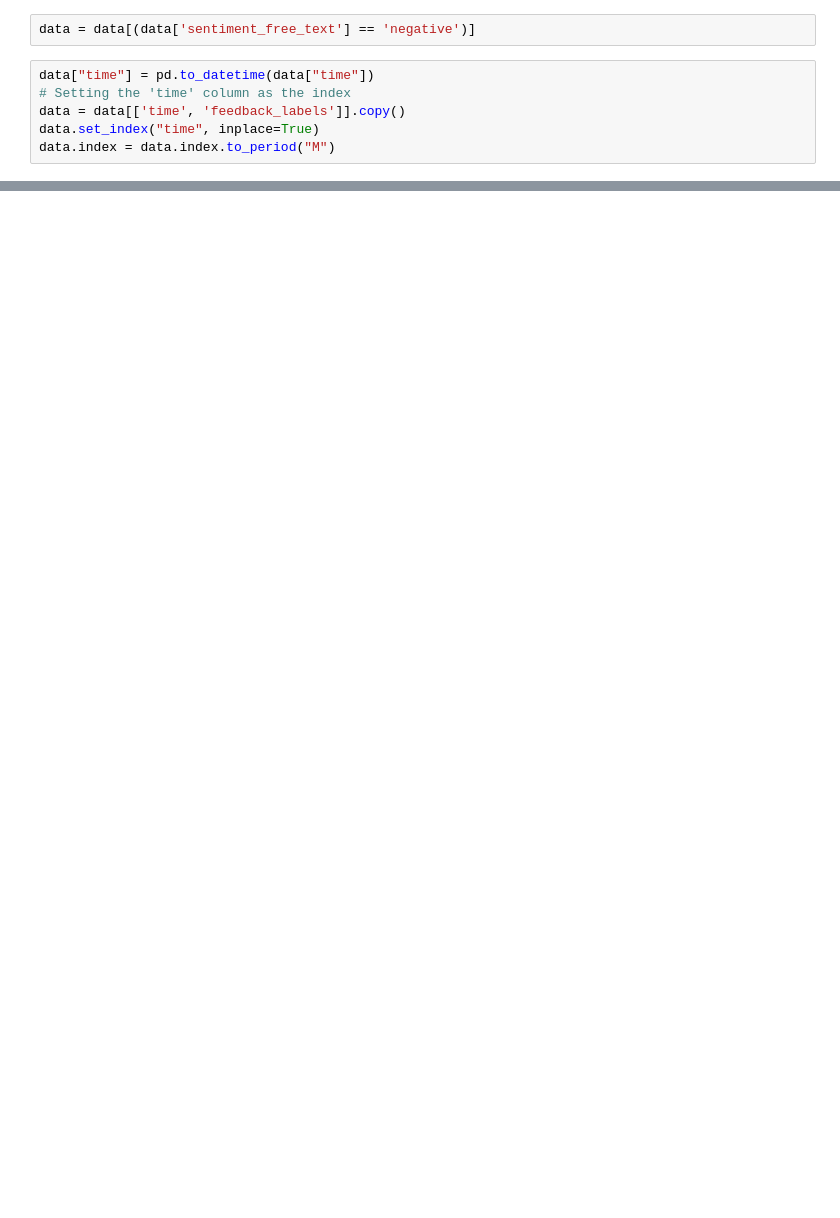
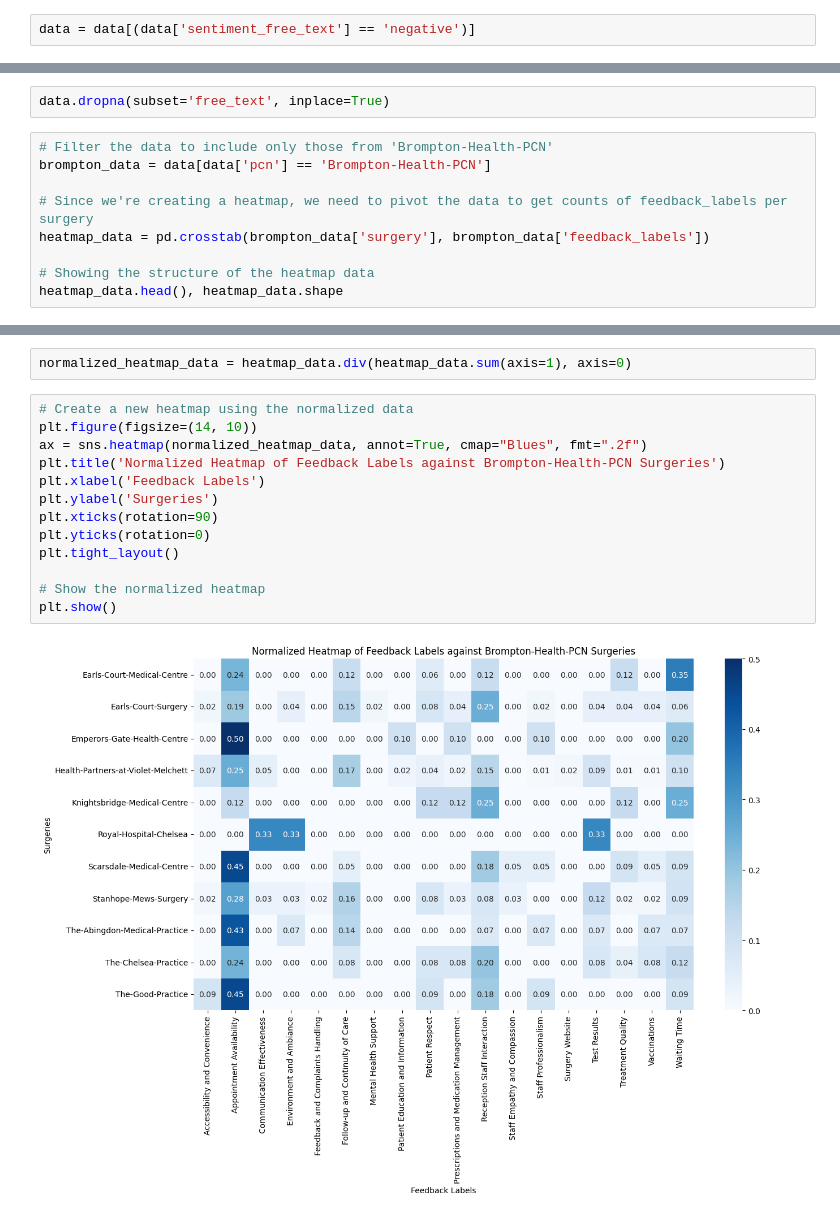
Before and after one commit to janduplessis883/ai-medreview, a Jupyter notebook: notebooks/Untitled.ipynb, the cells around one changed output, grey strips where cells are left out. Drawn from its saved outputs; the diff is of its cells as text; blank space fills up the shorter version.

```diff
--- a/notebooks/Untitled.ipynb
+++ b/notebooks/Untitled.ipynb
@@ -14,9 +14,3 @@ data.head()
 | 4 | 2023-07-13 15:31:00 | Extremely likely | I was spoken to politely on the p... | No I was happy with everything | Earls-Court-Surgery | Brompton-Health-PCN | neutral | 0.756987 | ... |
 # %%
 data = data[(data['sentiment_free_text'] == 'negative')]
-# %%
-data["time"] = pd.to_datetime(data["time"])
-# Setting the 'time' column as the index
-data = data[['time', 'feedback_labels']].copy()
-data.set_index("time", inplace=True)
-data.index = data.index.to_period("M")
@@ -156,0 +23,11 @@ KeyError: 'Time'
+# %%
+data.dropna(subset='free_text', inplace=True)
+# %%
+# Filter the data to include only those from 'Brompton-Health-PCN'
+brompton_data = data[data['pcn'] == 'Brompton-Health-PCN']
+
+# Since we're creating a heatmap, we need to pivot the data to get counts of feedback_labels per surgery
+heatmap_data = pd.crosstab(brompton_data['surgery'], brompton_data['feedback_labels'])
+
+# Showing the structure of the heatmap data
+heatmap_data.head(), heatmap_data.shape
@@ -156,0 +52,17 @@ KeyError: 'Time'
+# %%
+normalized_heatmap_data = heatmap_data.div(heatmap_data.sum(axis=1), axis=0)
+# %%
+# Create a new heatmap using the normalized data
+plt.figure(figsize=(14, 10))
+ax = sns.heatmap(normalized_heatmap_data, annot=True, cmap="Blues", fmt=".2f")
+plt.title('Normalized Heatmap of Feedback Labels against Brompton-Health-PCN Surgeries')
+plt.xlabel('Feedback Labels')
+plt.ylabel('Surgeries')
+plt.xticks(rotation=90)
+plt.yticks(rotation=0)
+plt.tight_layout()
+
+# Show the normalized heatmap
+plt.show()
+# %% [output]
+[figure, added]
```
Also changed, not shown: parts of 19 cells of this notebook, 4 other files.
